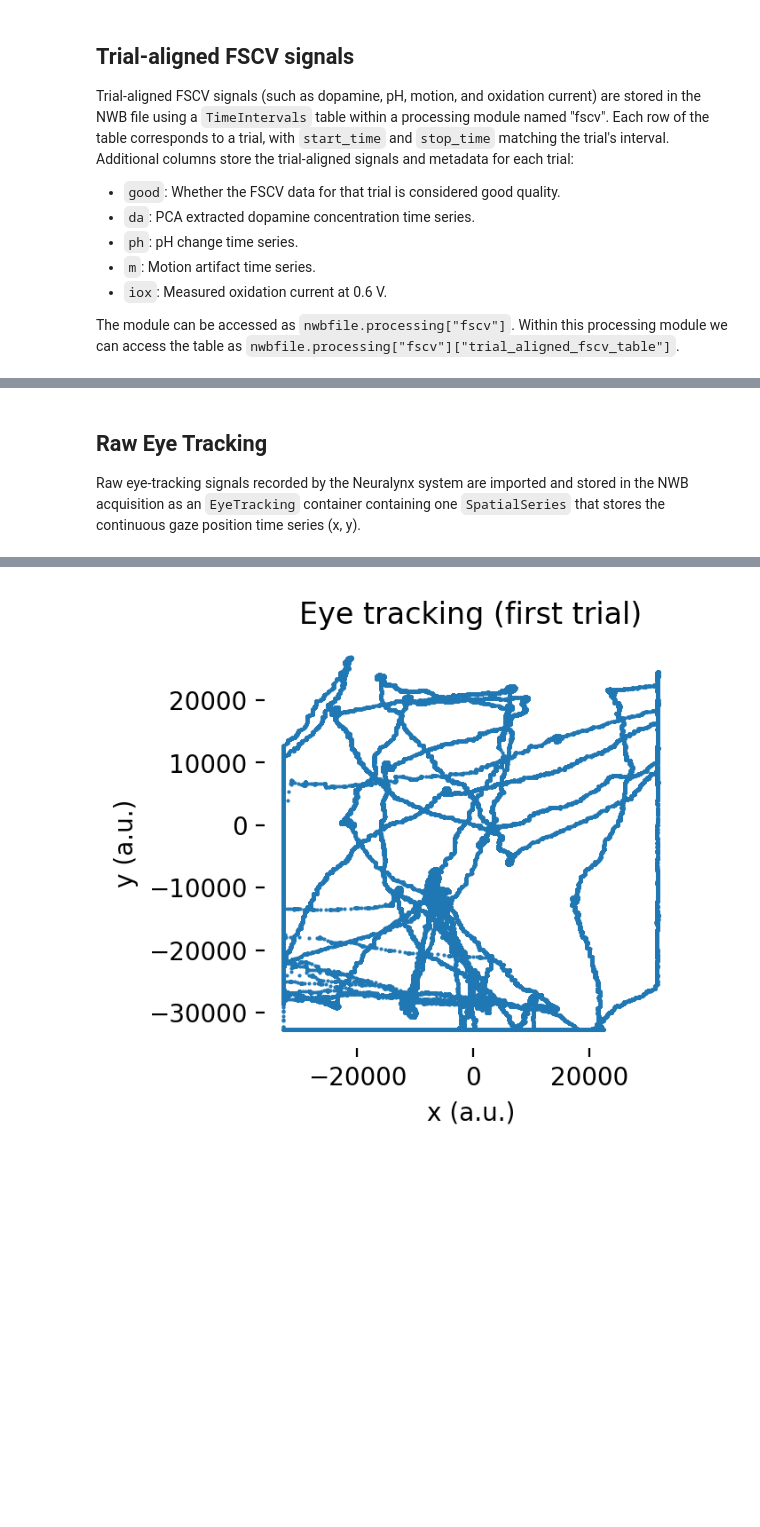
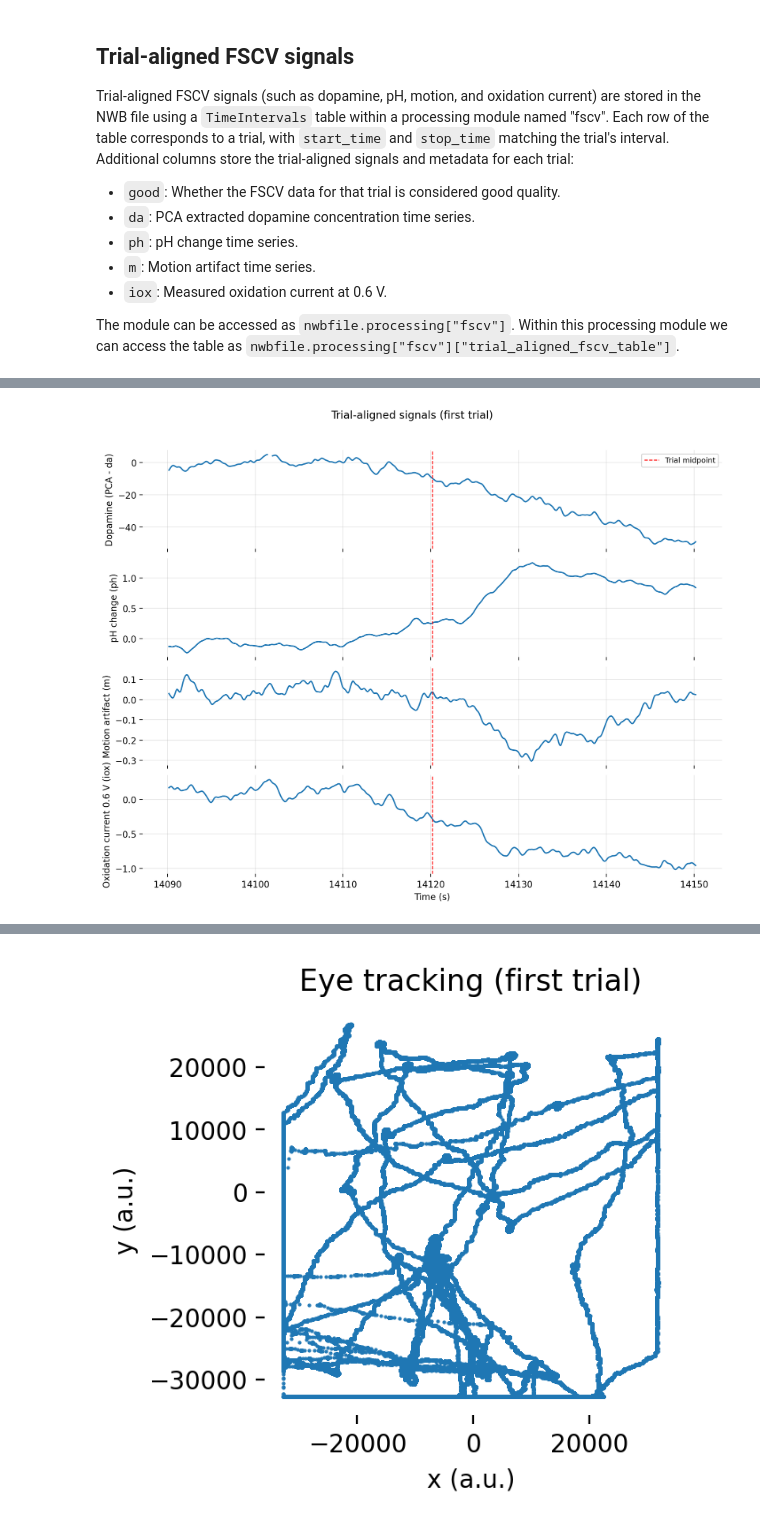
Before and after one commit to catalystneuro/schwerdt-lab-to-nwb, a Jupyter notebook: src/schwerdt_lab_to_nwb/tutorials/microinvasive_probes_fscv_nwb_tutorial.ipynb, the cells around one changed output, grey strips where cells are left out. Cells and saved outputs as stored; diff of their text form; code cells hidden in the pictures; blank space fills up the shorter version.

Commit message:
add trial aligned signals image

```diff
--- a/src/schwerdt_lab_to_nwb/tutorials/microinvasive_probes_fscv_nwb_tutorial.ipynb
+++ b/src/schwerdt_lab_to_nwb/tutorials/microinvasive_probes_fscv_nwb_tutorial.ipynb
@@ -279,5 +279,6 @@ Trial-aligned FSCV signals (such as dopamine, pH, motion, and oxidation current)
 The module can be accessed as `nwbfile.processing["fscv"]`.
 Within this processing module we can access the table as `nwbfile.processing["fscv"]["trial_aligned_fscv_table"]`.
 # %%
-nwbfile.processing["fscv"]
+derived_signals_table = nwbfile.processing["fscv"]["trial_aligned_fscv_table"]
+derived_signals_table[:]
 # %% [output]
@@ -285,5 +299,42 @@ KeyError: 'fscv'
-# %% [markdown]
-## Raw Eye Tracking
-
-Raw eye-tracking signals recorded by the Neuralynx system are imported and stored in the NWB acquisition as an `EyeTracking`
-container containing one `SpatialSeries` that stores the continuous gaze position time series (x, y).
+# %%
+# trial timing
+trial_start = nwbfile.trials["start_time"][0]
+trial_stop = nwbfile.trials["stop_time"][0]
+trial_midpoint = nwbfile.trials["midpoint_time"][0]
+
+# derived signals table
+table = derived_signals_table
+
+signals = ["da", "ph", "m", "iox"]
+label_map = {
+    "da": "Dopamine (PCA - da)",
+    "ph": "pH change (ph)",
+    "m": "Motion artifact (m)",
+    "iox": "Oxidation current 0.6 V (iox)",
+}
+
+fig, axes = plt.subplots(len(signals), 1, figsize=(10, 8), sharex=True, dpi=200)
+
+for index, (ax, sig) in enumerate(zip(axes, signals)):
+    col = table[sig]
+
+    # get first-trial data
+    sig_arr = np.array(col[0])
+
+    # timestamps for this signal
+    timestamps = np.linspace(trial_start, trial_stop, len(sig_arr))
+
+    ax.plot(timestamps, sig_arr, color="C0", lw=1.5)
+    ax.axvline(x=trial_midpoint, color="red", linestyle="--", linewidth=1, label="Trial midpoint" if index == 0 else "")
+    ax.set_ylabel(label_map.get(sig, sig))
+    ax.grid(alpha=0.3)
+    if index == 0:
+        ax.legend(loc="upper right", fontsize="small")
+    ax.set_frame_on(False)
+
+axes[-1].set_xlabel("Time (s)")
+plt.suptitle("Trial-aligned signals (first trial)")
+plt.tight_layout(rect=[0, 0, 1, 0.96])
+plt.show()
+# %% [output]
+[figure, added]
```
Also changed, not shown: parts of 2 cells of this notebook.
